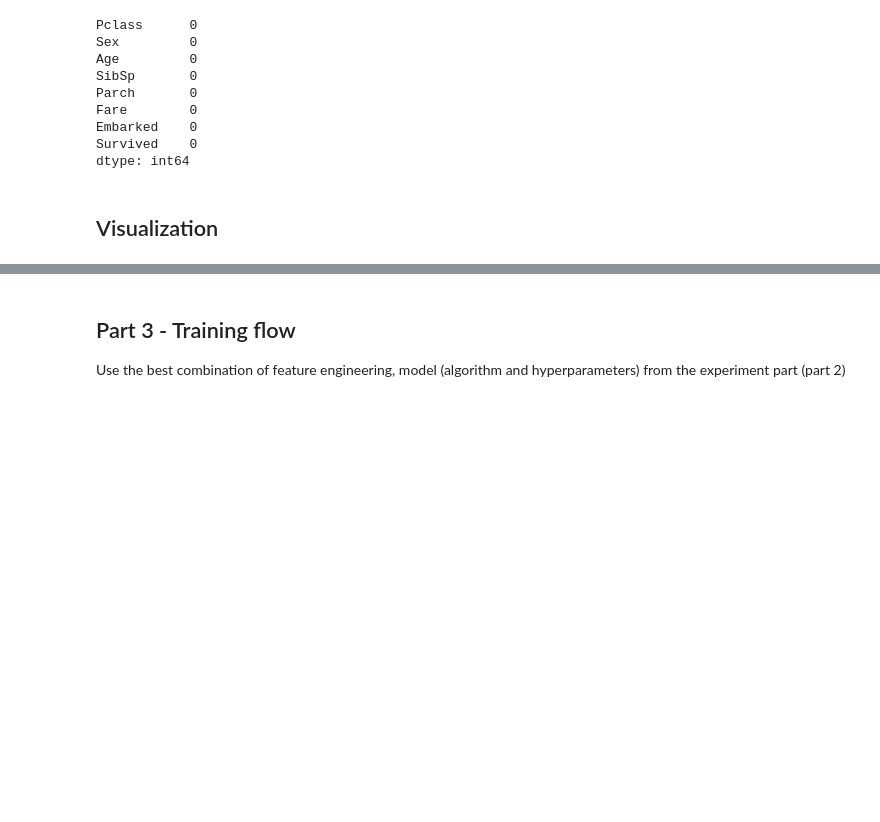
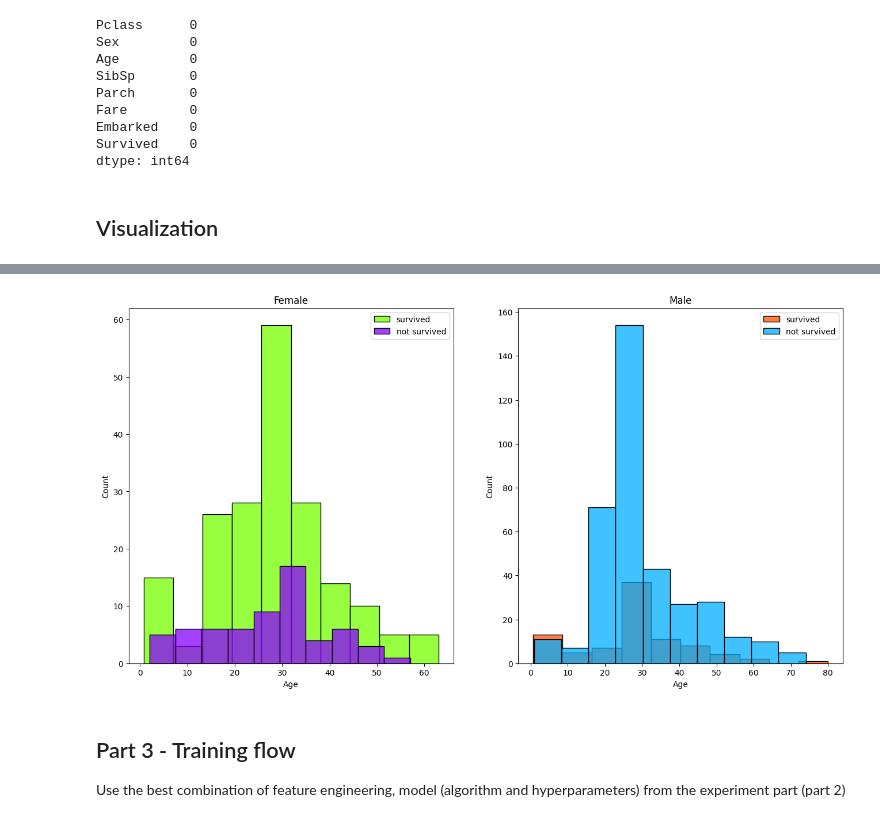
Before and after one commit to eranCat/TitanicML, a Jupyter notebook: Assignment2_supervised_learning_flow.ipynb, the cells around one changed output, grey strips where cells are left out. Saved outputs shown, nothing was run; the diff lists cells and outputs as text; code cells hidden in the pictures; blank space fills up the shorter version.

Commit message:
added histogram with sex,age and survival

```diff
--- a/Assignment2_supervised_learning_flow.ipynb
+++ b/Assignment2_supervised_learning_flow.ipynb
@@ -60,6 +61,22 @@ plt.title('Survivors of the Titanic')
 plt.show()
 # %% [output]
 [figure]
+# %%
+survived = 'survived'
+not_survived = 'not survived'
+fig, axes = plt.subplots(nrows=1, ncols=2,figsize=(16, 8))
+women = df_train[df_train['Sex']==0]
+men = df_train[df_train['Sex']==1]
+ax = sns.histplot(women[women['Survived']==1].Age.dropna(), bins=10, label = survived, ax = axes[0], kde =False, color="#76FF00")
+ax = sns.histplot(women[women['Survived']==0].Age.dropna(), bins=10, label = not_survived, ax = axes[0], kde =False, color="#8900FF")
+ax.legend()
+ax.set_title('Female')#FFFFFF
+ax = sns.histplot(men[men['Survived']==1].Age.dropna(), bins=10, label = survived, ax = axes[1], kde = False, color="#FF5100")
+ax = sns.histplot(men[men['Survived']==0].Age.dropna(), bins=10, label = not_survived, ax = axes[1], kde = False, color="#00AEFF")
+ax.legend()
+_ = ax.set_title('Male');
+# %% [output]
+[figure, added]
 # %% [markdown]
 ## Part 3 - Training flow
 Use the best combination of feature engineering, model (algorithm and hyperparameters) from the experiment part (part 2)
```
Also changed, not shown: parts of 1 cell of this notebook.
